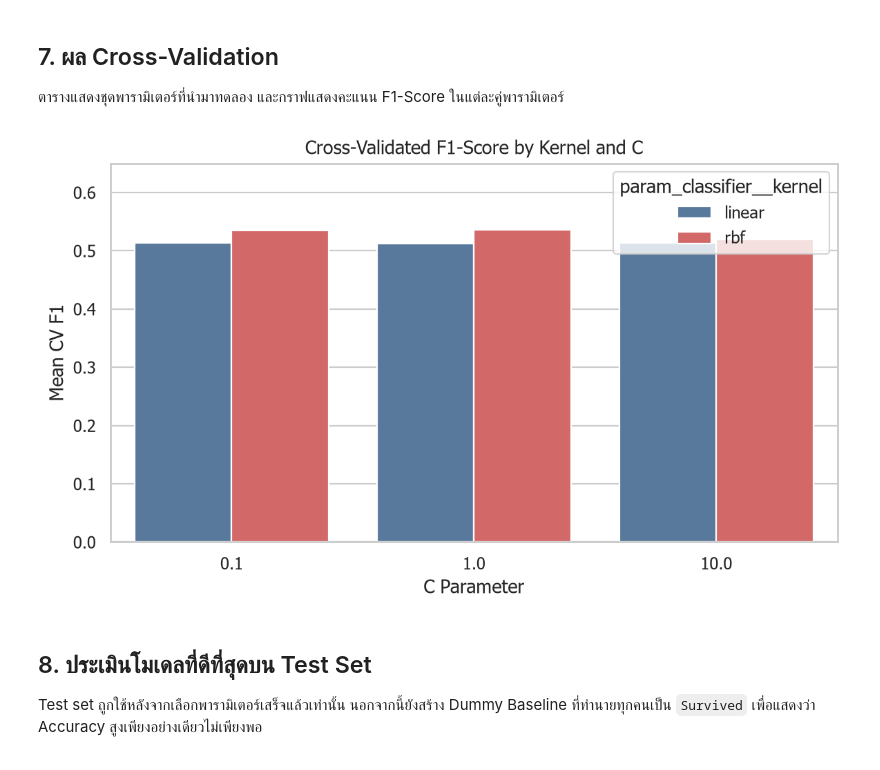
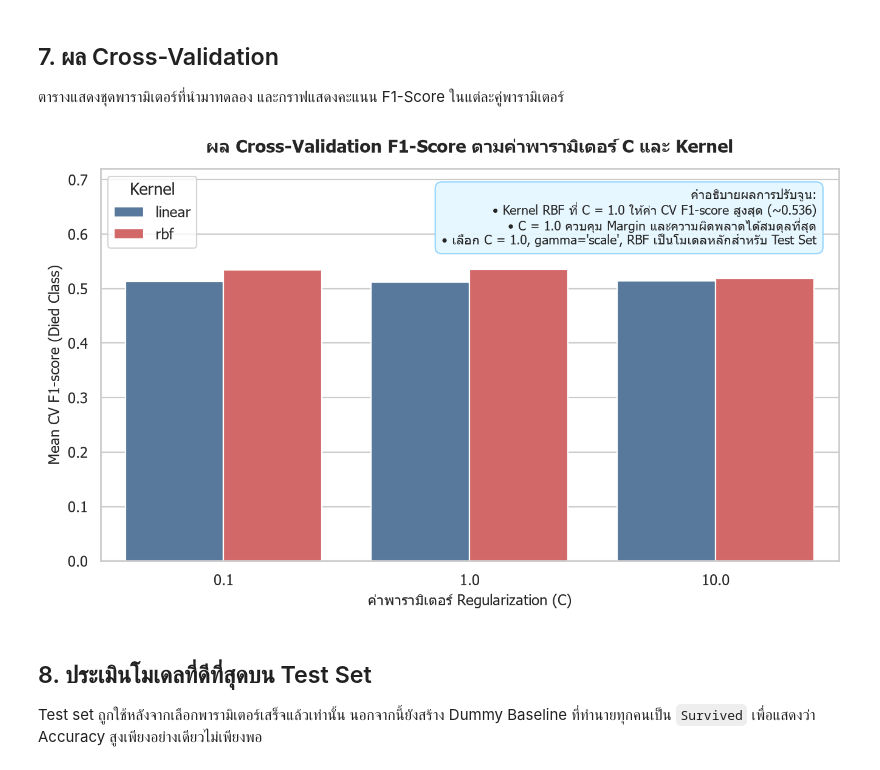
Before and after one commit to nuttawuttabsakul191-dotcom/kaggle-model, a Jupyter notebook: notebooks/svm.ipynb, the cells around one changed output. Saved outputs shown, nothing was run; the diff lists cells and outputs as text; code cells hidden in the pictures.

Commit message:
Add Thai titles, axis labels, and analytical insight callout boxes to SVM plots

```diff
--- a/notebooks/svm.ipynb
+++ b/notebooks/svm.ipynb
@@ -62,6 +71,8 @@ from src.preprocess import (
 
 warnings.filterwarnings("ignore", category=FutureWarning)
 sns.set_theme(style="whitegrid", context="notebook")
+plt.rcParams["font.sans-serif"] = ["Tahoma", "Leelawadee UI", "DejaVu Sans", "Arial"]
+plt.rcParams["axes.unicode_minus"] = False
 
 RESULTS_DIR = PROJECT_ROOT / "results"
 FIGURES_DIR = RESULTS_DIR / "figures" / "svm"
@@ -378,39 +431,53 @@ cv_columns = [
     "param_classifier__C",
     "param_classifier__gamma",
     "mean_train_f1",
     "mean_test_f1",
     "std_test_f1",
     "mean_test_recall",
     "mean_test_precision",
     "mean_test_pr_auc",
     "mean_test_roc_auc",
 ]
 
 top_cv_results = (
     cv_results[cv_columns]
     .sort_values("mean_test_f1", ascending=False)
     .head(10)
     .reset_index(drop=True)
 )
 display(top_cv_results.style.format(precision=4))
 
 param_summary = (
     cv_results.groupby(["param_classifier__kernel", "param_classifier__C"], as_index=False)
     .agg(Best_CV_F1=("mean_test_f1", "max"))
 )
 param_summary["C_str"] = param_summary["param_classifier__C"].astype(str)
 
-fig, ax = plt.subplots(figsize=(7.5, 4.5))
+fig, ax = plt.subplots(figsize=(8.5, 5.2))
 sns.barplot(data=param_summary, x="C_str", y="Best_CV_F1", hue="param_classifier__kernel", palette=["#4C78A8", "#E45756"], ax=ax)
-ax.set_title("Cross-Validated F1-Score by Kernel and C")
-ax.set_xlabel("C Parameter")
-ax.set_ylabel("Mean CV F1")
-ax.set_ylim(0, 0.65)
+ax.set_title("ผล Cross-Validation F1-Score ตามค่าพารามิเตอร์ C และ Kernel", fontsize=13, fontweight="bold", pad=12)
+ax.set_xlabel("ค่าพารามิเตอร์ Regularization (C)", fontsize=11)
+ax.set_ylabel("Mean CV F1-score (Died Class)", fontsize=11)
+ax.set_ylim(0, 0.72)
+ax.legend(title="Kernel", loc="upper left")
+
+note_04 = (
+    "คำอธิบายผลการปรับจูน:\n"
+    "• Kernel RBF ที่ C = 1.0 ให้ค่า CV F1-score สูงสุด (~0.536)\n"
+    "• C = 1.0 ควบคุม Margin และความผิดพลาดได้สมดุลที่สุด\n"
+    "• เลือก C = 1.0, gamma='scale', RBF เป็นโมเดลหลักสำหรับ Test Set"
+)
+ax.text(
+    0.97, 0.95, note_04,
+    transform=ax.transAxes, ha="right", va="top",
+    fontsize=9.5,
+    bbox=dict(boxstyle="round,pad=0.5", facecolor="#E6F7FF", edgecolor="#91D5FF", alpha=0.95)
+)
 fig.tight_layout()
 save_figure(fig, "04_cv_f1_by_param.png")
 plt.show()
 # %% [output]
-[figure, old version]
+[figure, new version]
 # %% [markdown]
 ## 8. ประเมินโมเดลที่ดีที่สุดบน Test Set
 
```
Also changed, not shown: parts of 14 cells of this notebook, 9 other files.
